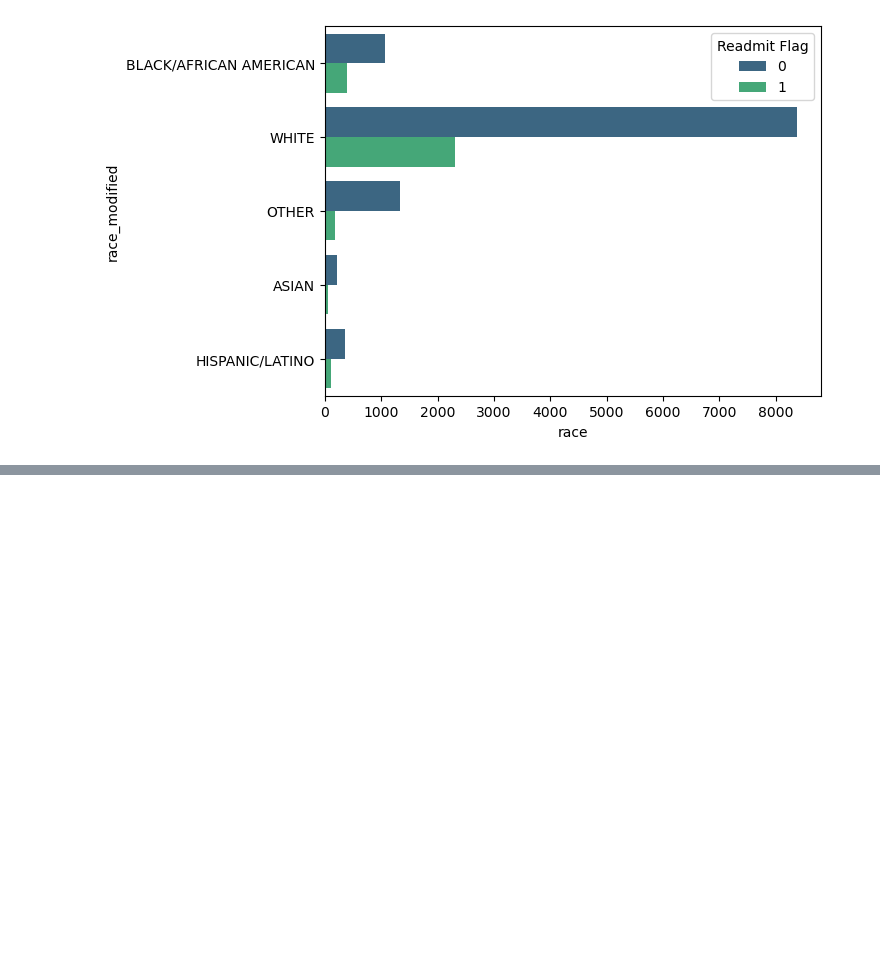
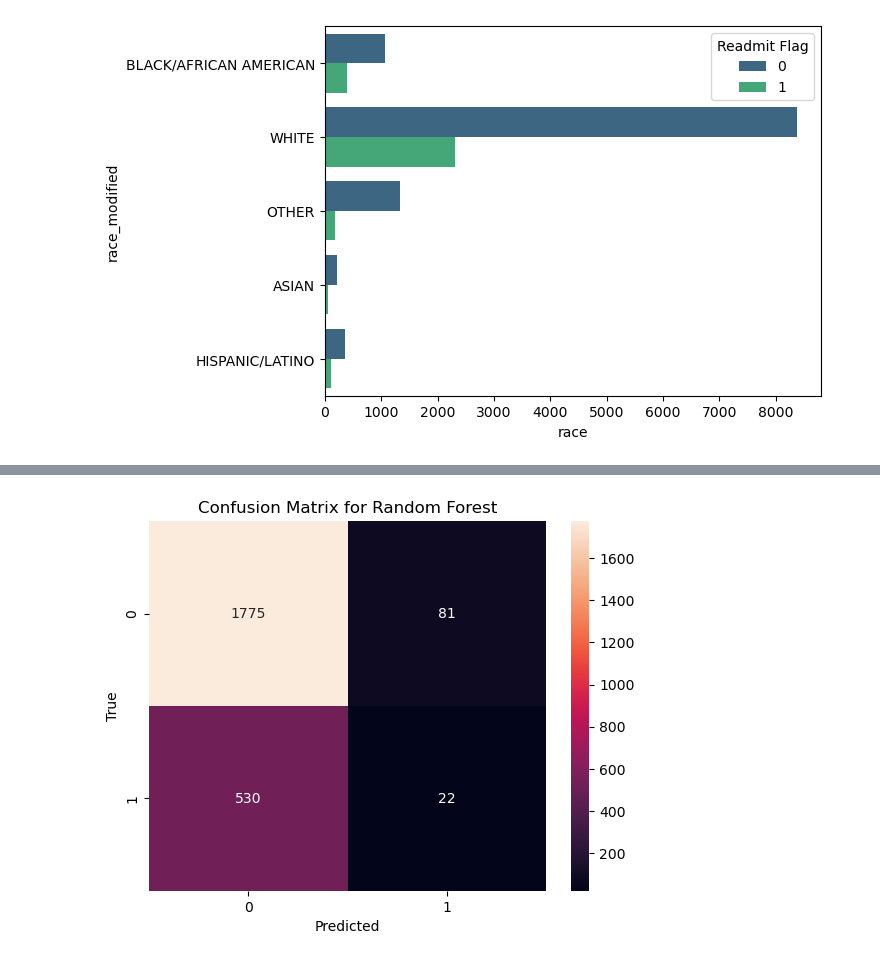
Before and after one commit to blakethom8/Patient-Readmission-Capstone, a Jupyter notebook: CVD Readmission_vFinal.ipynb, the cells around one changed output, grey strips where cells are left out. Saved outputs shown, nothing was run; the diff lists cells and outputs as text; code cells hidden in the pictures; blank space fills up the shorter version.

```diff
--- a/CVD Readmission_vFinal.ipynb
+++ b/CVD Readmission_vFinal.ipynb
@@ -1095,0 +1196,79 @@ plt.show()
+# %%
+def get_feature_names(column_transformer):
+    """Get feature names from a column transformer"""
+    output_features = []
+
+    for name, pipe, features in column_transformer.transformers_:
+        # The last transformer is ('remainder', 'drop', ...)
+        if name == 'remainder':
+            continue
+
+        if hasattr(pipe, 'get_feature_names_out'):
+            feature_names = pipe.get_feature_names_out(features)
+        else:
+            feature_names = features
+
+        output_features.extend(feature_names)
+
+    return output_features
+# %%
+from sklearn.metrics import confusion_matrix
+# List of classifiers to evaluate
+classifiers = [
+    ('Random Forest', RandomForestClassifier(random_state=42)),
+    ('Logistic Regression', LogisticRegression(random_state=42)),
+    ('Support Vector Machine', SVC(probability=True, random_state=42)),
+    ('Gradient Boosting', GradientBoostingClassifier(random_state=42)),
+    ('AdaBoostClassifier', AdaBoostClassifier(random_state=42))
+]
+
+# Loop through the classifiers
+for name, classifier in classifiers:
+    # Create the pipeline with the current classifier
+    model_pipeline = Pipeline([
+        ('preprocessor', preprocessor),
+        ('classifier', classifier)
+    ])
+
+    # Fit the model
+    model_pipeline.fit(X_train, y_train)
+
+    # Make predictions
+    y_pred = model_pipeline.predict(X_test)
+    y_prob = model_pipeline.predict_proba(X_test)[:, 1]
+
+    # Evaluate the model
+    accuracy = accuracy_score(y_test, y_pred)
+    roc_auc = roc_auc_score(y_test, y_prob)
+    print(f'{name} - Accuracy: {accuracy:.2f}, AUC: {roc_auc:.2f}')
+
+        # Calculate and print the confusion matrix
+    cm = confusion_matrix(y_test, y_pred)
+    print(f'Confusion Matrix for {name}:')
+    print(cm)
+
+    # Optionally, visualize the confusion matrix
+    sns.heatmap(cm, annot=True, fmt='d')
+    plt.title(f'Confusion Matrix for {name}')
+    plt.xlabel('Predicted')
+    plt.ylabel('True')
+    plt.show()
+
+     # Feature importance for models that support it
+    if hasattr(classifier, 'feature_importances_'):
+        # Get feature names from the preprocessor
+        feature_names = get_feature_names(preprocessor)
+
+        # Get feature importances
+        importances = classifier.feature_importances_
+
+        # Create a DataFrame of feature importances
+        feature_importances_df = pd.DataFrame({
+            'Feature': feature_names,
+            'Importance': importances
+        }).sort_values(by='Importance', ascending=False)
+
+        # Display the top 10 features
+        print(f'\nTop Features for {name}:')
+        print(feature_importances_df.head(10))
+# %% [output]
@@ -1095,0 +1279 @@ plt.show()
+[figure, added]
```
Also changed, not shown: parts of 71 cells of this notebook.
